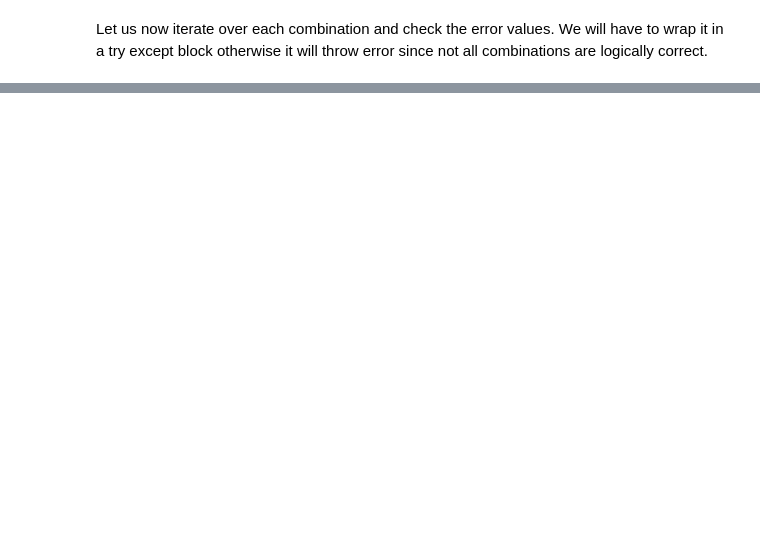
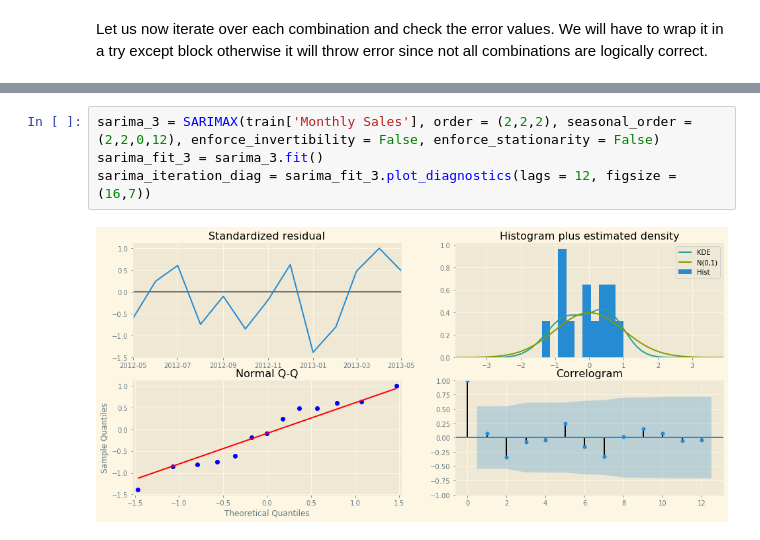
Before and after one commit to hamzajabbarr/time_series_forecasting_example, a Jupyter notebook: Time_series.ipynb, the cells around one changed output, grey strips where cells are left out. Saved outputs shown, nothing was run; the diff lists cells and outputs as text; blank space fills up the shorter version.

Commit message:
Residual Plots

```diff
--- a/Time_series.ipynb
+++ b/Time_series.ipynb
@@ -953,0 +958,6 @@ plt.show()
+# %%
+sarima_3 = SARIMAX(train['Monthly Sales'], order = (2,2,2), seasonal_order = (2,2,0,12), enforce_invertibility = False, enforce_stationarity = False)
+sarima_fit_3 = sarima_3.fit()
+sarima_iteration_diag = sarima_fit_3.plot_diagnostics(lags = 12, figsize = (16,7))
+# %% [output]
+[figure, added]
```
Also changed, not shown: parts of 14 cells of this notebook.
